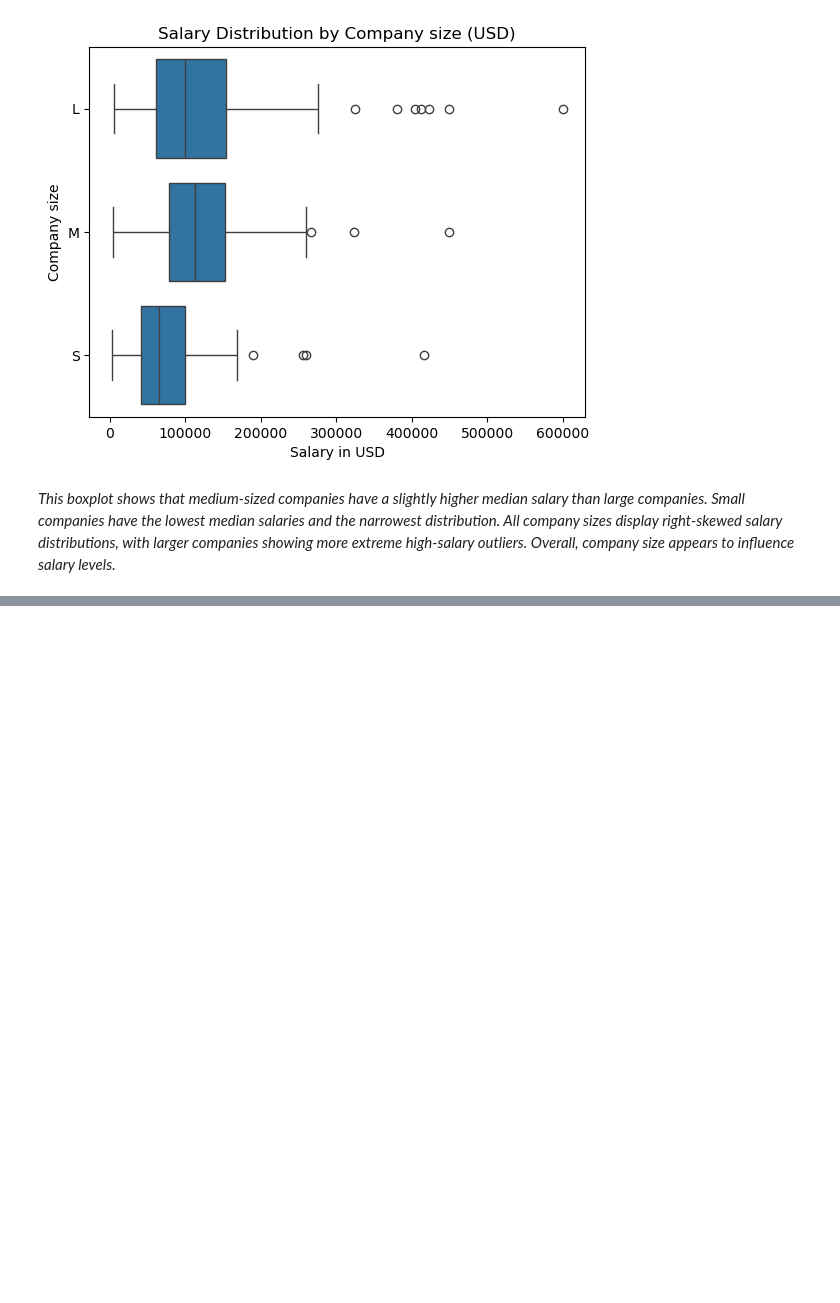
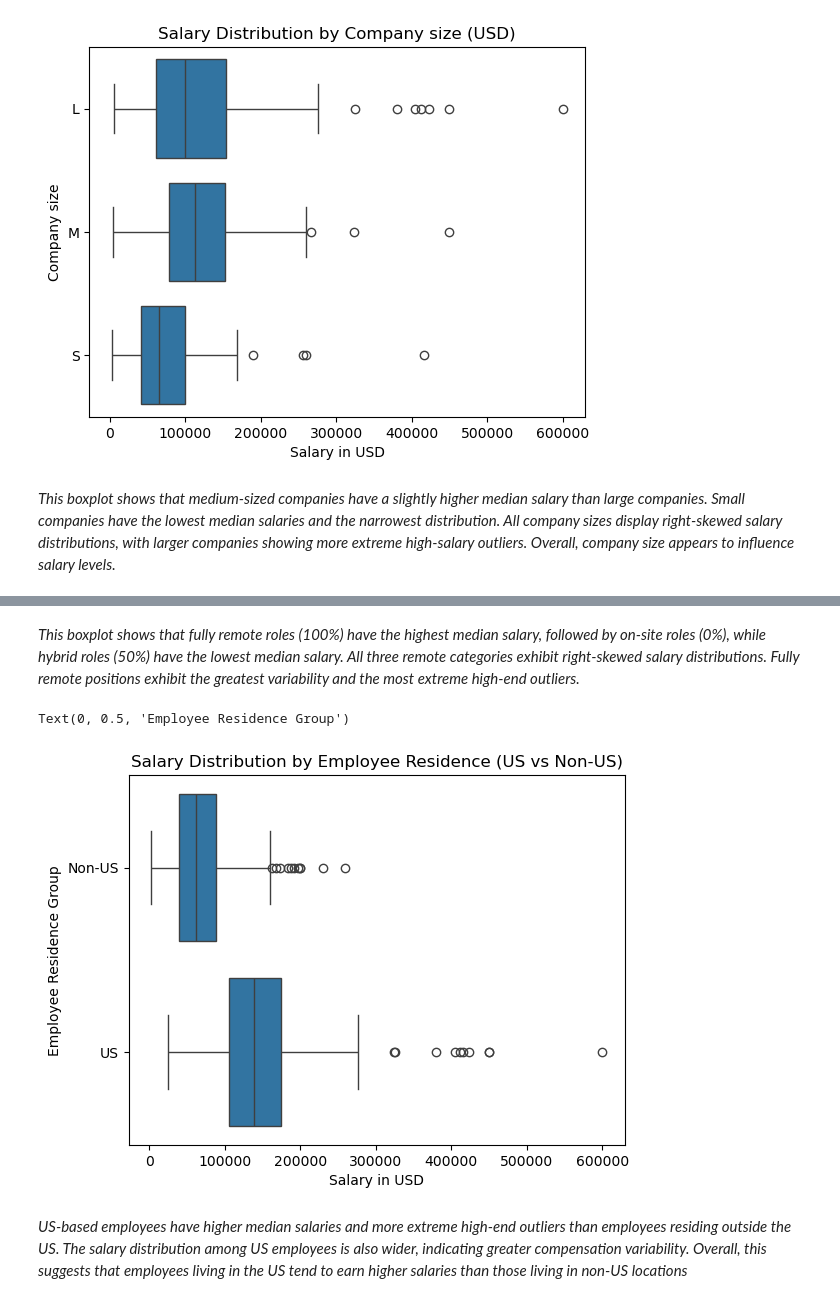
Before and after one commit to Evebarr20/DSE5002_Project1, a Jupyter notebook: Project_01.ipynb, the cells around one changed output, grey strips where cells are left out. Cells and saved outputs as stored; diff of their text form; code cells hidden in the pictures; blank space fills up the shorter version.

```diff
--- a/Project_01.ipynb
+++ b/Project_01.ipynb
@@ -413,0 +425,24 @@ Text(0, 0.5, 'Company size')
+# %% [markdown]
+*This boxplot shows that fully remote roles (100%) have the highest median salary, followed by on-site roles (0%), while hybrid roles (50%) have the lowest median salary. All three remote categories exhibit right-skewed salary distributions. Fully remote positions exhibit the greatest variability and the most extreme high-end outliers.*
+# %%
+# Barplot to show Salary USD, company_location, employee_residence
+# separate US salaries and NonUS Salaries
+loc_df = ds_df.copy()
+
+loc_df["residence_group"] = np.where(
+    loc_df["employee_residence"] == "US",
+    "US",
+    "Non-US"
+)
+
+#boxplot us vs non_us employee residence
+
+sns.boxplot(data=loc_df, x="salary_in_usd", y="residence_group")
+plt.title("Salary Distribution by Employee Residence (US vs Non-US)")
+plt.xlabel("Salary in USD")
+plt.ylabel("Employee Residence Group")
+# %% [output]
+Text(0, 0.5, 'Employee Residence Group')
+[figure, added]
+# %% [markdown]
+*US-based employees have higher median salaries and more extreme high-end outliers than employees residing outside the US. The salary distribution among US employees is also wider, indicating greater compensation variability. Overall, this suggests that employees living in the US tend to earn higher salaries than those living in non-US locations*
```
Also changed, not shown: parts of 1 cell of this notebook.
